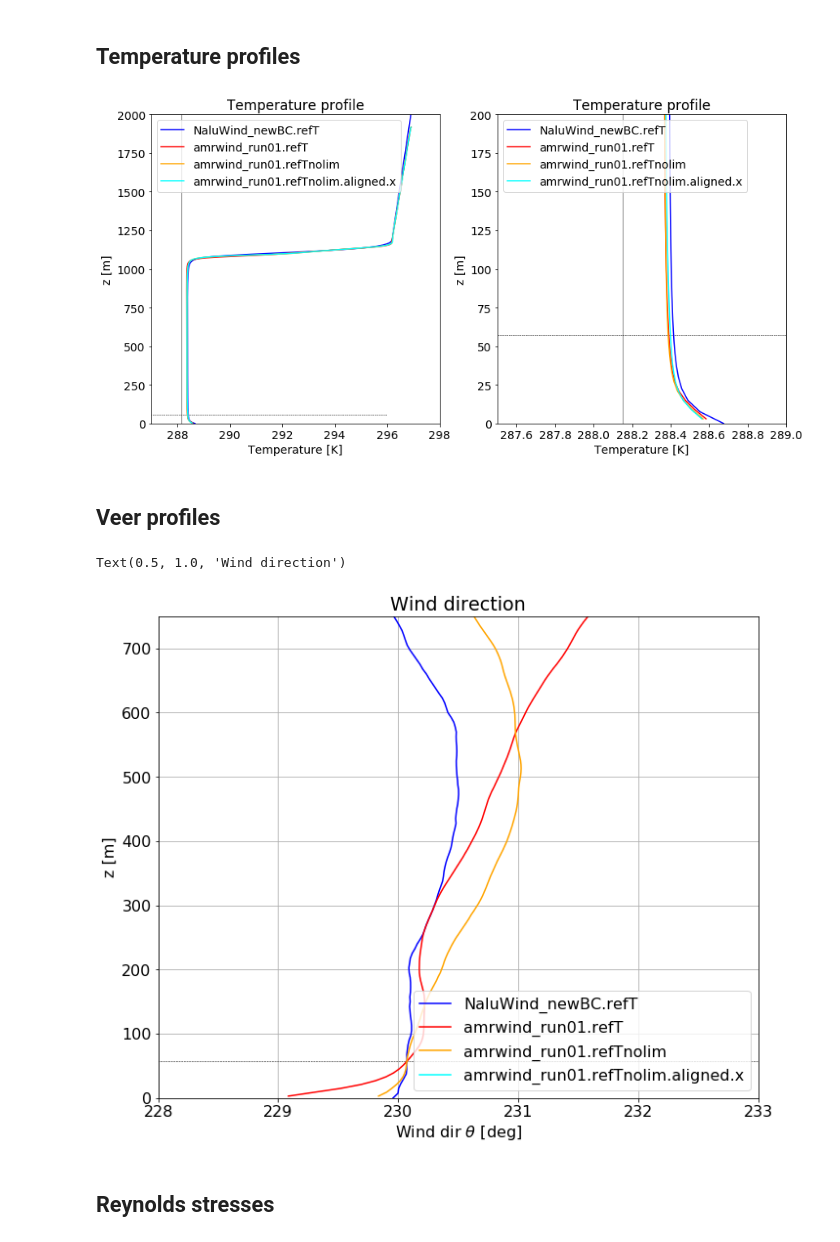
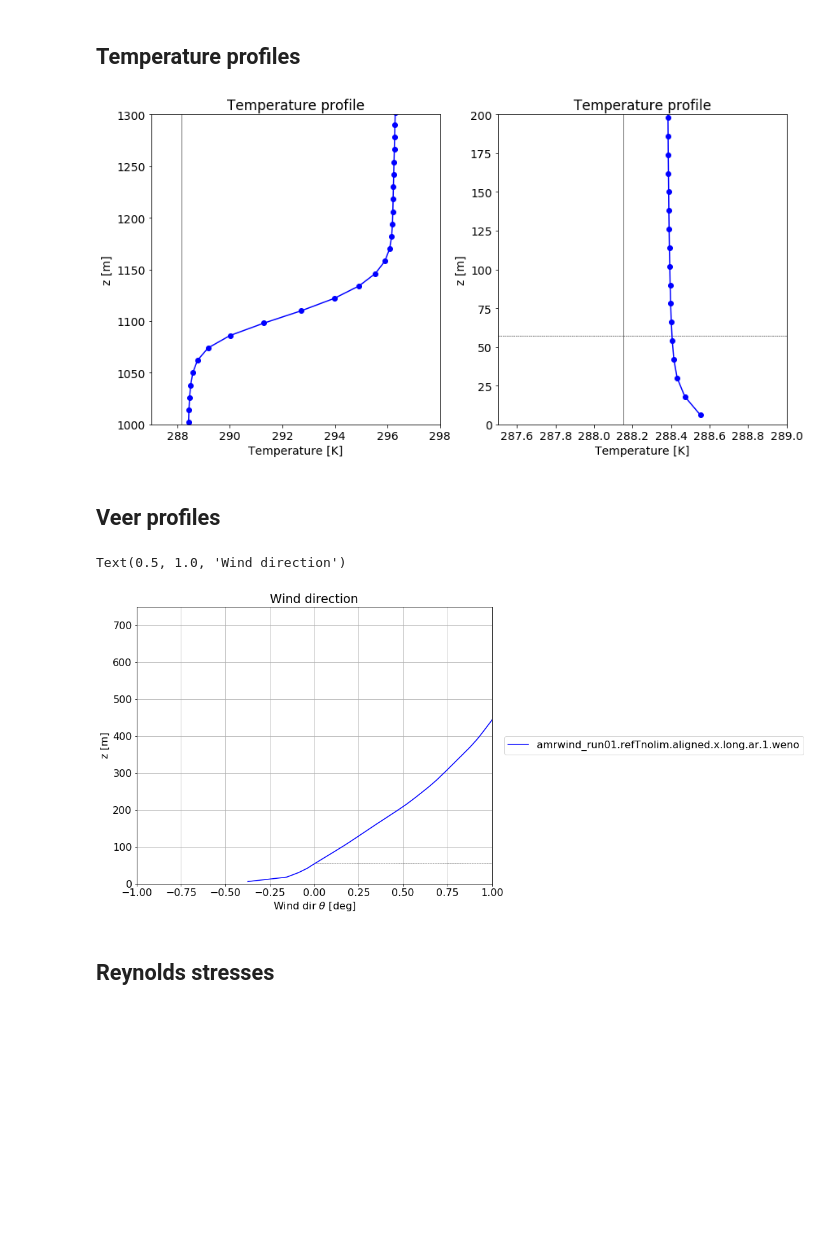
Before and after one commit to lawrenceccheung/IEATask29_precursor, a Jupyter notebook: REF1/CompareRunsTony.ipynb, the cells around one changed output. Drawn from its saved outputs; the diff is of its cells as text; code cells hidden in the pictures; blank space fills up the shorter version.

```diff
--- a/REF1/CompareRunsTony.ipynb
+++ b/REF1/CompareRunsTony.ipynb
@@ -17,11 +17,14 @@ sys.path.insert(1, naluhelperdir)
 # %%
 rundict = [
     # Dir,                          prefix,     lcolor
-    ['NaluWind_newBC.refT' ,                'NaluWind',  'b'],
+#    ['NaluWind_newBC.refT' ,                'NaluWind',  'b'],
 #    ['amrwind_run01' ,   'amrwind',   'r'],
-    ['amrwind_run01.refT' ,                 'amrwind',   'r'],
-    ['amrwind_run01.refTnolim' ,            'amrwind',   'orange'],
-    ['amrwind_run01.refTnolim.aligned.x',   'amrwind',  'cyan'],
+#    ['amrwind_run01.refT' ,                 'amrwind',   'r'],
+#    ['amrwind_run01.refTnolim' ,            'amrwind',   'orange'],
+#    ['amrwind_run01.refTnolim.aligned.x',   'amrwind',  'cyan'],
+#    ['amrwind_run01.refTnolim.aligned.x.long',   'amrwind',  'magenta'],
+#    ['amrwind_run01.refTnolim.aligned.x.long.ar.1',   'amrwind',  'k'],
+    ['amrwind_run01.refTnolim.aligned.x.long.ar.1.weno', 'amrwind', 'b']
     ]
 # %%
 # DanAero Data
@@ -43,7 +46,7 @@ for run in rundict:
     filename = run[0]+'/'+run[1]+'_velocity.dat'
     vdat     = np.loadtxt(filename)
     Uhoriz   = np.sqrt(vdat[:,1]**2 + vdat[:,2]**2)
-    plt.plot(Uhoriz, vdat[:,0], color=run[2], label=run[0])
+    plt.plot(Uhoriz, vdat[:,0], '-o', color=run[2], label=run[0], )
 
 # Plot hub-heights
 for hh in plotheights: plt.hlines(hh, 0, 30, linestyles='dashed', linewidth=0.5)
@@ -51,8 +54,15 @@ for hh in plotheights: plt.hlines(hh, 0, 30, linestyles='dashed', linewidth=0.5)
 # Plot DanAero Data
 plt.plot(DanAeroWS, DanAeroZ, 's', color='k',markersize=10, label='DanAero')
 
+z = vdat[:,0]
+u_pwr = 6.12 * (z/57.19)**0.025
+plt.plot(u_pwr, z, 'd-', label='pwr law')
+
+#plt.axhline(y=6 / 2)
+#plt.axhline(y=12 / 2)
+
 plt.ylim([0,200])
-plt.xlim([0,8])
+plt.xlim([5,6.5])
 plt.ylabel('z [m]')
 plt.xlabel('Horizontal WS [m/s]')
 plt.legend()
@@ -71,7 +81,7 @@ plt.rc('font', size=14)
 for run in rundict:
     filename = run[0]+'/'+run[1]+'_temperature.dat'
     Tdat     = np.loadtxt(filename)
-    for i in [0,1]: axs[i].plot(Tdat[:,1], Tdat[:,0], color=run[2], label=run[0])
+    for i in [0,1]: axs[i].plot(Tdat[:,1], Tdat[:,0], 'o-', color=run[2], label=run[0])
 
 # Plot hub-heights
 for hh in plotheights:
@@ -81,44 +91,54 @@ for i in [0,1]:
     axs[i].vlines(288.15, 0,2000, linewidth=0.5)
     axs[i].set_xlabel('Temperature [K]')
     axs[i].set_ylabel('z [m]')
-    axs[i].legend(loc='upper left')
+    #axs[i].legend(loc='upper left')
     axs[i].set_title('Temperature profile')
 axs[0].set_xlim([287,298])
 axs[1].set_xlim([287.5,289])
 
 axs[0].set_ylim([0,2000])
+axs[0].set_ylim([1000, 1300])
+
 axs[1].set_ylim([0,200]);
 #plt.ylim([0,100])
 #plt.xlim([288,288.2])
 # %% [output]
-[figure, old version]
+[figure, new version]
 # %% [markdown]
 ## Veer profiles
 # %%
 fig = plt.figure(figsize=(10,8))
 plt.rc('font', size=16)
 veer = lambda u, v: 270-np.arctan2(v, u)*180.0/np.pi
 
 for run in rundict:
+
+
     filename = run[0]+'/'+run[1]+'_velocity.dat'
     vdat     = np.loadtxt(filename)
     V         = veer(vdat[:,1], vdat[:,2])
-    plt.plot(V, vdat[:,0], color=run[2], label=run[0])
+
+    i = np.argmin(np.abs(57.19 - vdat[:,0]))
+    V0 = V[i]
+
+    plt.plot(V-V0, vdat[:,0], color=run[2], label=run[0])
 
 # Plot hub-heights
 for hh in plotheights: plt.hlines(hh, 0, 360, linestyles='dashed', linewidth=0.5)
 
 plt.xlabel(r'Wind dir $\theta$ [deg]')
 plt.ylabel('z [m]')
-plt.legend(loc=0)
+plt.legend(bbox_to_anchor=(1.02, .5), loc='center left',)
 plt.ylim(0,750)
-plt.xlim(228,233)
+plt.xlim(-1, 1)
+#plt.xlim(228,233)
+
 plt.grid()
-plt.tight_layout()
+#plt.tight_layout()
 plt.title('Wind direction')
 # %% [output]
 Text(0.5, 1.0, 'Wind direction')
-[figure, old version]
+[figure, new version]
 # %% [markdown]
 ## Reynolds stresses
 # %%
```
Also changed, not shown: parts of 3 cells of this notebook, 1 other file.
